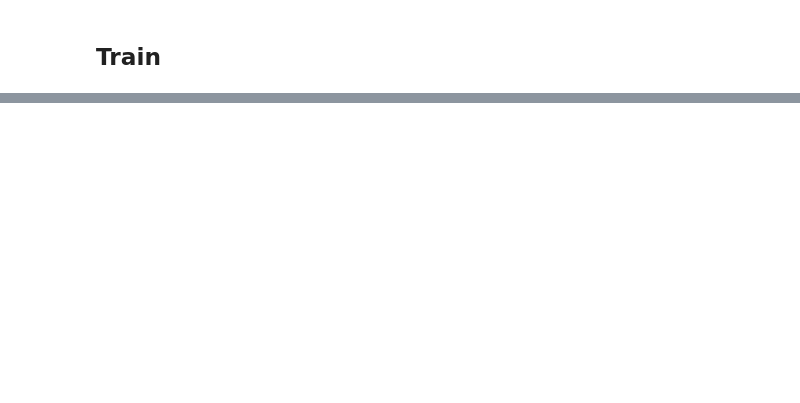
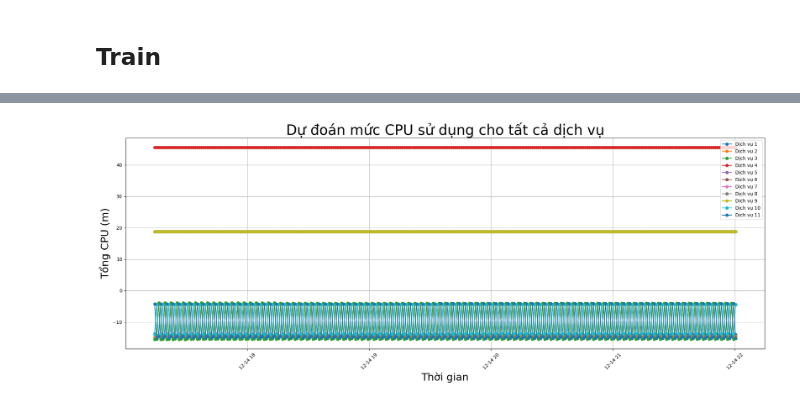
Before and after one commit to TranManhSon/Predict-Kubernetes-Resource, a Jupyter notebook: Notebook/ANN_predict.ipynb, the cells around one changed output, grey strips where cells are left out. Saved outputs shown, nothing was run; the diff lists cells and outputs as text; code cells hidden in the pictures; blank space fills up the shorter version.

```diff
--- a/Notebook/ANN_predict.ipynb
+++ b/Notebook/ANN_predict.ipynb
@@ -214,0 +469,7 @@ plt.show()
+# %%
+last_timestamp = max_timestamp
+predict_timestamp_22 = pd.Timestamp('2024-12-14 22:00:00')
+
+last_metrics_22 = new_input_df[new_input_df['TimeDate'] <= last_timestamp].groupby('Label').tail(1)
+
+print(last_metrics_22)
@@ -214,0 +577,19 @@ plt.show()
+# %%
+plt.figure(figsize=(20, 8))
+unique_labels = result_df_22['Label'].unique()
+
+
+for label in unique_labels:
+    label_data_22 = result_df_22[result_df_22['Label'] == label]
+    plt.plot(label_data_22['Timestamp'], label_data_22['CPU(t)'], marker='o', label=f'Dịch vụ {label}')
+
+plt.title('Dự đoán mức CPU sử dụng cho tất cả dịch vụ', fontsize=30)
+plt.xlabel('Thời gian',fontsize=22)
+plt.ylabel('Tổng CPU (m)', fontsize=22)
+plt.xticks(rotation=45)
+plt.legend()
+plt.grid()
+plt.tight_layout()
+plt.show()
+# %% [output]
+[figure, added]
```
Also changed, not shown: parts of 25 cells of this notebook, 8 other files.
